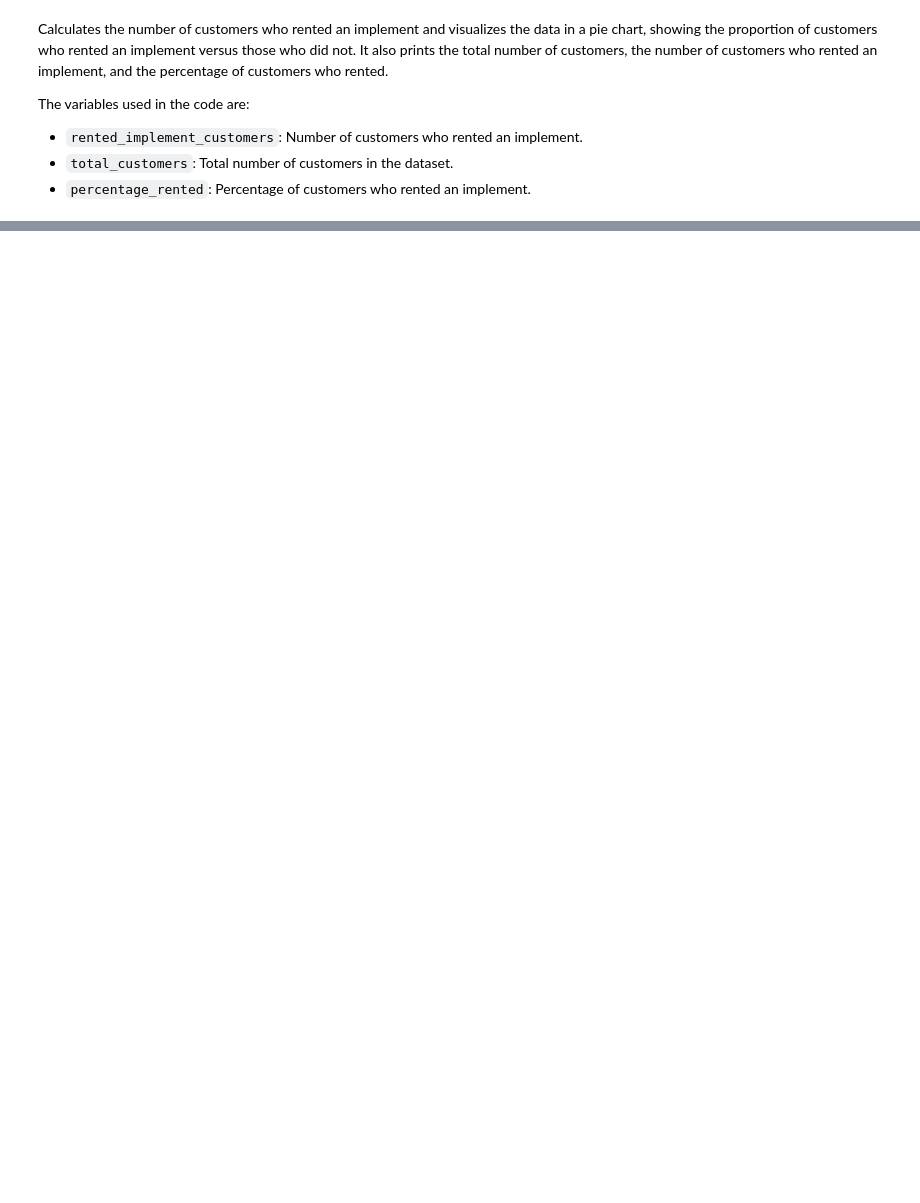
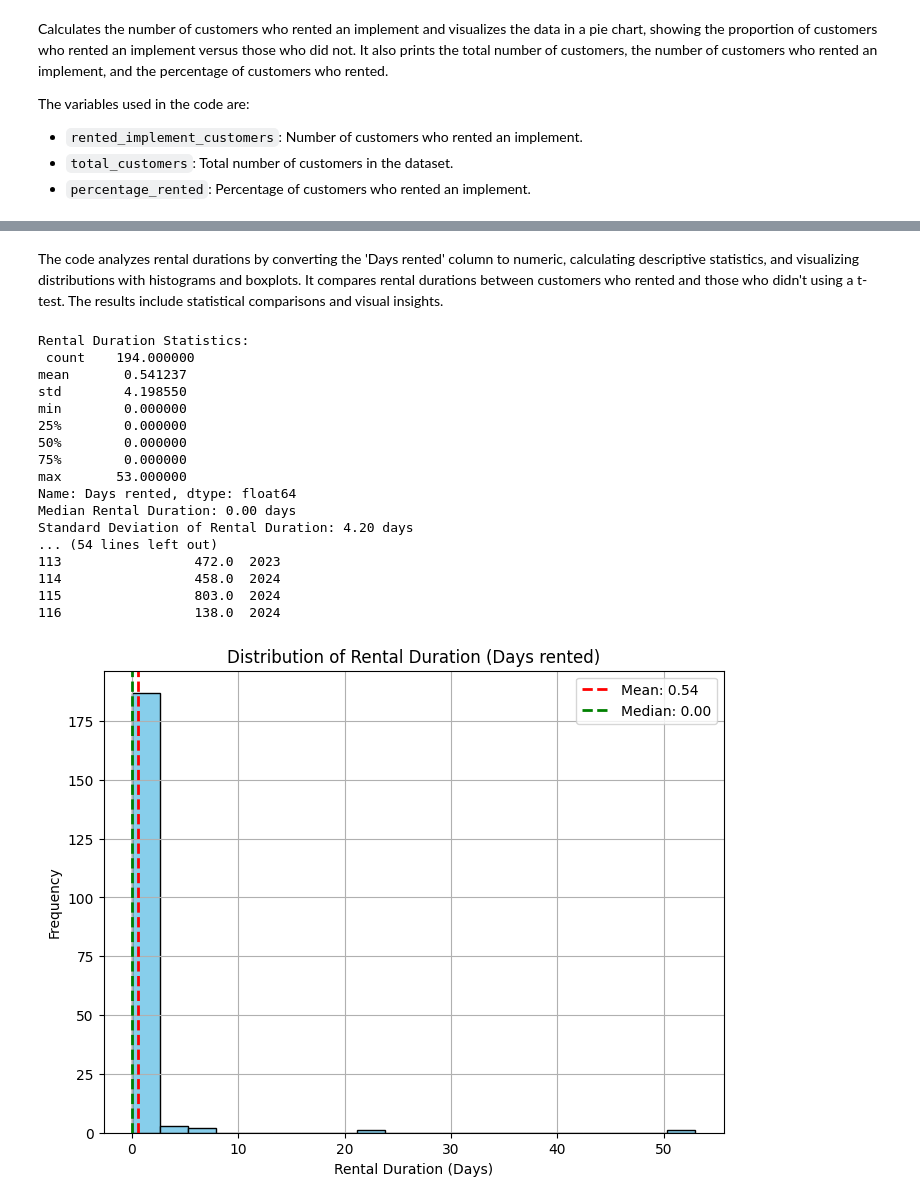
Before and after one commit to Kenethoriga/Hub-Rental-Services-Analysis, a Jupyter notebook: Hub_Rental_Services_Analysis_.ipynb, the cells around one changed output, grey strips where cells are left out. Drawn from its saved outputs; the diff is of its cells as text; code cells hidden in the pictures; blank space fills up the shorter version.

```diff
--- a/Hub_Rental_Services_Analysis_.ipynb
+++ b/Hub_Rental_Services_Analysis_.ipynb
@@ -334,0 +378,72 @@ Correlation between Total Acres Serviced and Number of Implements Owned: 0.36906
+# %% [markdown]
+The code analyzes rental durations by converting the 'Days rented' column to numeric, calculating descriptive statistics, and visualizing distributions with histograms and boxplots. It compares rental durations between customers who rented and those who didn't using a t-test. The results include statistical comparisons and visual insights.
+# %%
+import pandas as pd
+import matplotlib.pyplot as plt
+from scipy import stats
+
+# Convert 'Days rented' to numeric, coercing errors to NaN
+df['Days rented'] = pd.to_numeric(df['Days rented'], errors='coerce')
+
+# Calculate descriptive statistics for 'Rental Duration' (Days rented)
+rental_duration_stats = df['Days rented'].describe()
+print("\nRental Duration Statistics:\n", rental_duration_stats)
+
+# Additional Statistical Analysis
+# 1. Median
+median_rental_duration = df['Days rented'].median()
+print(f"Median Rental Duration: {median_rental_duration:.2f} days")
+
+# 2. Standard Deviation
+std_dev_rental_duration = df['Days rented'].std()
+print(f"Standard Deviation of Rental Duration: {std_dev_rental_duration:.2f} days")
+
+# 3. Skewness
+skewness_rental_duration = df['Days rented'].skew()
+print(f"Skewness of Rental Duration: {skewness_rental_duration:.2f}")
+
+# 4. Kurtosis
+kurtosis_rental_duration = df['Days rented'].kurt()
+print(f"Kurtosis of Rental Duration: {kurtosis_rental_duration:.2f}")
+
+# 5. Outlier Detection using IQR (Interquartile Range)
+Q1 = df['Days rented'].quantile(0.25)
+Q3 = df['Days rented'].quantile(0.75)
+IQR = Q3 - Q1
+lower_bound = Q1 - 1.5 * IQR
+upper_bound = Q3 + 1.5 * IQR
+
+# Identify outliers
+outliers = df[(df['Days rented'] < lower_bound) | (df['Days rented'] > upper_bound)]
+print(f"\nPotential Outliers (Rental Duration):\n{outliers}")
+
+# Visualizing the Distribution
+plt.figure(figsize=(8, 6))
+plt.hist(df['Days rented'].dropna(), bins=20, color='skyblue', edgecolor='black')
+plt.axvline(df['Days rented'].mean(), color='red', linestyle='dashed', linewidth=2, label=f"Mean: {df['Days rented'].mean():.2f}")
+plt.axvline(median_rental_duration, color='green', linestyle='dashed', linewidth=2, label=f"Median: {median_rental_duration:.2f}")
+plt.title("Distribution of Rental Duration (Days rented)")
+plt.xlabel('Rental Duration (Days)')
+plt.ylabel('Frequency')
+plt.legend()
+plt.grid(True)
+plt.show()
+# %% [output]
+Rental Duration Statistics:
+ count    194.000000
+mean       0.541237
+std        4.198550
+min        0.000000
+25%        0.000000
+50%        0.000000
+75%        0.000000
+max       53.000000
+Name: Days rented, dtype: float64
+Median Rental Duration: 0.00 days
+Standard Deviation of Rental Duration: 4.20 days
+... (54 lines left out)
+113                 472.0  2023
+114                 458.0  2024
+115                 803.0  2024
+116                 138.0  2024
+[figure, added]
```
Also changed, not shown: parts of 30 cells of this notebook.
